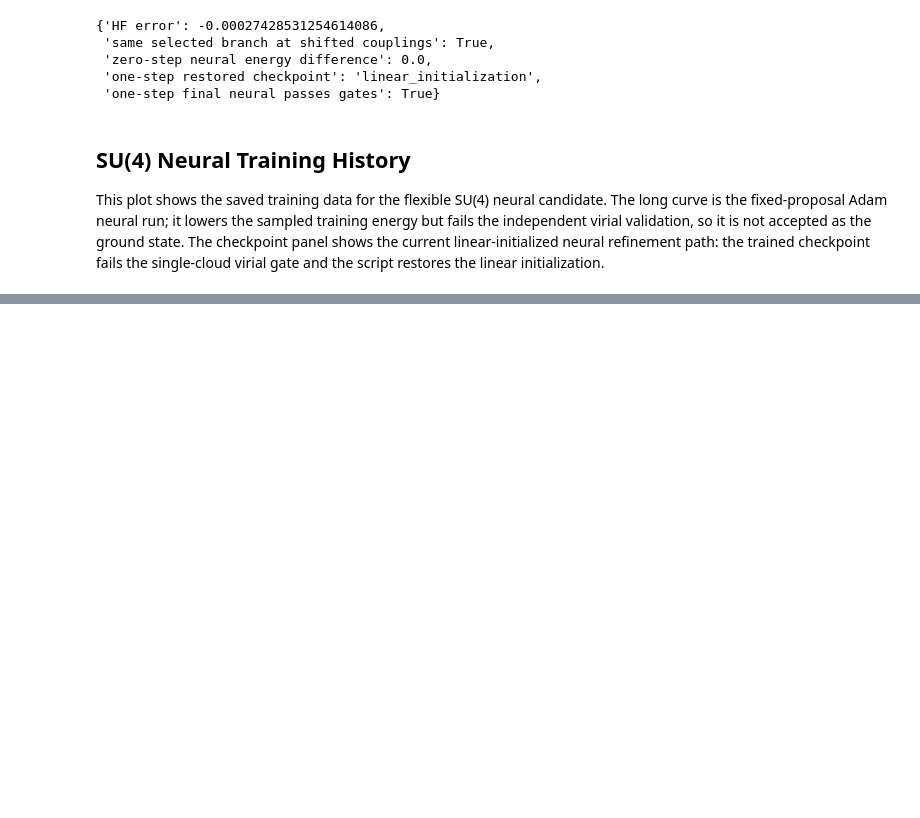
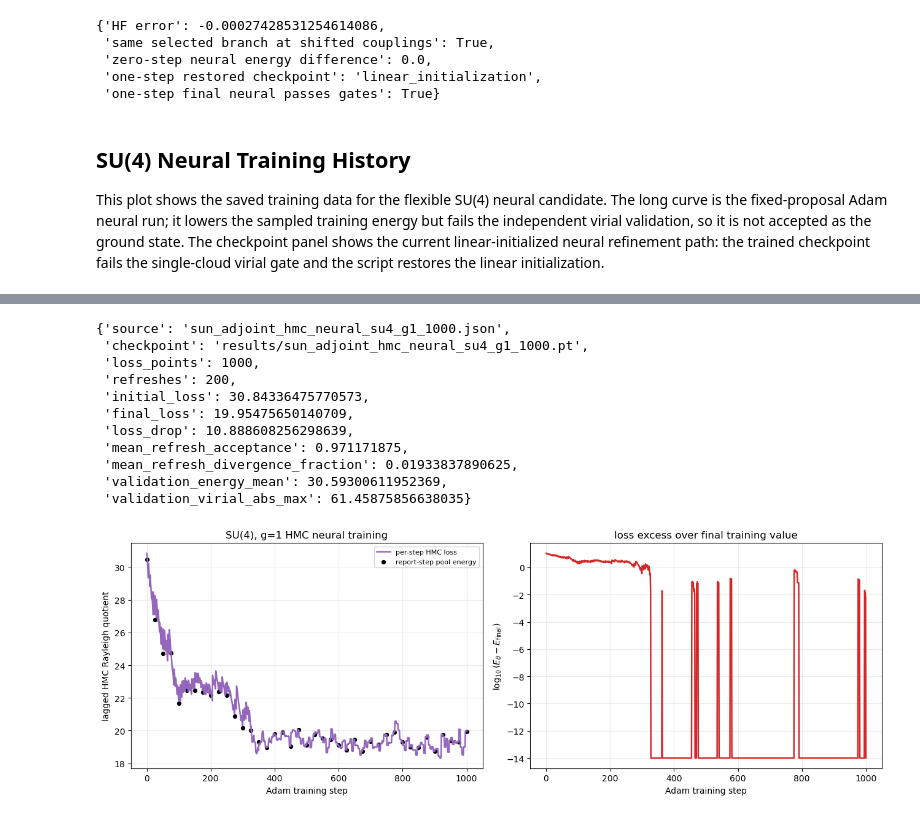
Before and after one commit to Sam-2727/Adjoint-QM, a Jupyter notebook: notebooks/su2_adjoint_ground_state.ipynb, the cells around one changed output, grey strips where cells are left out. Saved outputs shown, nothing was run; the diff lists cells and outputs as text; code cells hidden in the pictures; blank space fills up the shorter version.

```diff
--- a/notebooks/su2_adjoint_ground_state.ipynb
+++ b/notebooks/su2_adjoint_ground_state.ipynb
@@ -1034,0 +1761,63 @@ plt.show()
+# %%
+HMC_G1_PATH = ROOT / "results" / "sun_adjoint_hmc_neural_su4_g1_1000.json"
+if not HMC_G1_PATH.exists():
+    raise FileNotFoundError(
+        "Missing HMC neural SU(4), g=1 result file. Run the command in the markdown cell above."
+    )
+
+hmc_g1 = json.loads(HMC_G1_PATH.read_text())
+hmc_args = hmc_g1["metadata"]["arguments"]
+
+hmc_loss_history = hmc_g1["training"]["loss_history"]
+hmc_report_history = hmc_g1["training"]["history"]
+hmc_refresh_history = hmc_g1["training"]["refresh_history"]
+hmc_steps = [record["step"] for record in hmc_loss_history]
+hmc_losses = [record["loss"] for record in hmc_loss_history]
+hmc_report_steps = [record["step"] for record in hmc_report_history]
+hmc_report_energies = [record["energy"] for record in hmc_report_history]
+hmc_final_loss = hmc_losses[-1]
+hmc_loss_excess = [max(value - hmc_final_loss, 1.0e-14) for value in hmc_losses]
+
+fig, axes = plt.subplots(1, 2, figsize=(13, 4.6))
+axes[0].plot(hmc_steps, hmc_losses, color="tab:purple", linewidth=1.8, label="per-step HMC loss")
+axes[0].scatter(hmc_report_steps, hmc_report_energies, color="black", s=18, label="report-step pool energy")
+axes[0].set_xlabel("Adam training step")
+axes[0].set_ylabel("lagged HMC Rayleigh quotient")
+axes[0].set_title("SU(4), g=1 HMC neural training")
+axes[0].grid(alpha=0.25)
+axes[0].legend(fontsize=8)
+
+axes[1].plot(hmc_steps, [math.log10(value) for value in hmc_loss_excess], color="tab:red", linewidth=1.8)
+axes[1].set_xlabel("Adam training step")
+axes[1].set_ylabel(r"$\log_{10}(E_\theta-E_{\rm final})$")
+axes[1].set_title("loss excess over final training value")
+axes[1].grid(alpha=0.25)
+fig.tight_layout()
+
+hmc_training_summary = {
+    "source": HMC_G1_PATH.name,
+    "checkpoint": hmc_g1["metadata"].get("checkpoint"),
+    "loss_points": len(hmc_loss_history),
+    "refreshes": len(hmc_refresh_history),
+    "initial_loss": hmc_losses[0],
+    "final_loss": hmc_losses[-1],
+    "loss_drop": hmc_losses[0] - hmc_losses[-1],
+    "mean_refresh_acceptance": sum(r["acceptance_rate"] for r in hmc_refresh_history) / len(hmc_refresh_history),
+    "mean_refresh_divergence_fraction": sum(r["divergence_fraction"] for r in hmc_refresh_history) / len(hmc_refresh_history),
+    "validation_energy_mean": hmc_g1["validation"]["energy_mean"],
+    "validation_virial_abs_max": hmc_g1["validation"]["virial_abs_max"],
+}
+hmc_training_summary
+# %% [output]
+{'source': 'sun_adjoint_hmc_neural_su4_g1_1000.json',
+ 'checkpoint': 'results/sun_adjoint_hmc_neural_su4_g1_1000.pt',
+ 'loss_points': 1000,
+ 'refreshes': 200,
+ 'initial_loss': 30.84336475770573,
+ 'final_loss': 19.95475650140709,
+ 'loss_drop': 10.888608256298639,
+ 'mean_refresh_acceptance': 0.971171875,
+ 'mean_refresh_divergence_fraction': 0.01933837890625,
+ 'validation_energy_mean': 30.59300611952369,
+ 'validation_virial_abs_max': 61.45875856638035}
+[figure, added]
```
Also changed, not shown: parts of 16 cells of this notebook, 22 other files.
